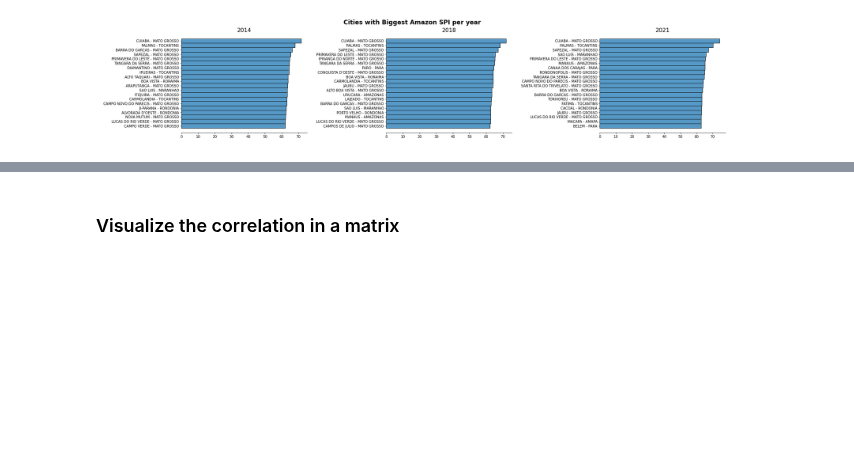
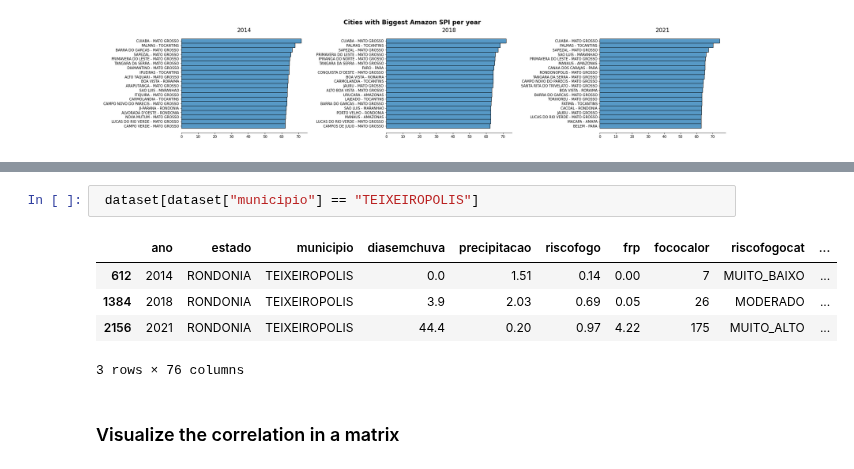
Before and after one commit to faustofcjr/amazon-social-progress, a Jupyter notebook: data_exploration.ipynb, the cells around one changed output, grey strips where cells are left out. Cells and saved outputs as stored; diff of their text form; blank space fills up the shorter version.

```diff
--- a/data_exploration.ipynb
+++ b/data_exploration.ipynb
@@ -168,3 +197,11 @@ low_of_spi_mean.sort_values(by="fococalor", ascending=False)
+# %%
+ dataset[dataset["municipio"] == "TEIXEIROPOLIS"]
+# %% [output]
+|  | ano | estado | municipio | diasemchuva | precipitacao | riscofogo | frp | fococalor | riscofogocat | ... |
+| 612 | 2014 | RONDONIA | TEIXEIROPOLIS | 0.0 | 1.51 | 0.14 | 0.00 | 7 | MUITO_BAIXO | ... |
+| 1384 | 2018 | RONDONIA | TEIXEIROPOLIS | 3.9 | 2.03 | 0.69 | 0.05 | 26 | MODERADO | ... |
+| 2156 | 2021 | RONDONIA | TEIXEIROPOLIS | 44.4 | 0.20 | 0.97 | 4.22 | 175 | MUITO_ALTO | ... |
+3 rows × 76 columns
 # %% [markdown]
 ### Visualize the correlation in a matrix
 # %%
```
Also changed, not shown: parts of 8 cells of this notebook, 2 other files.
